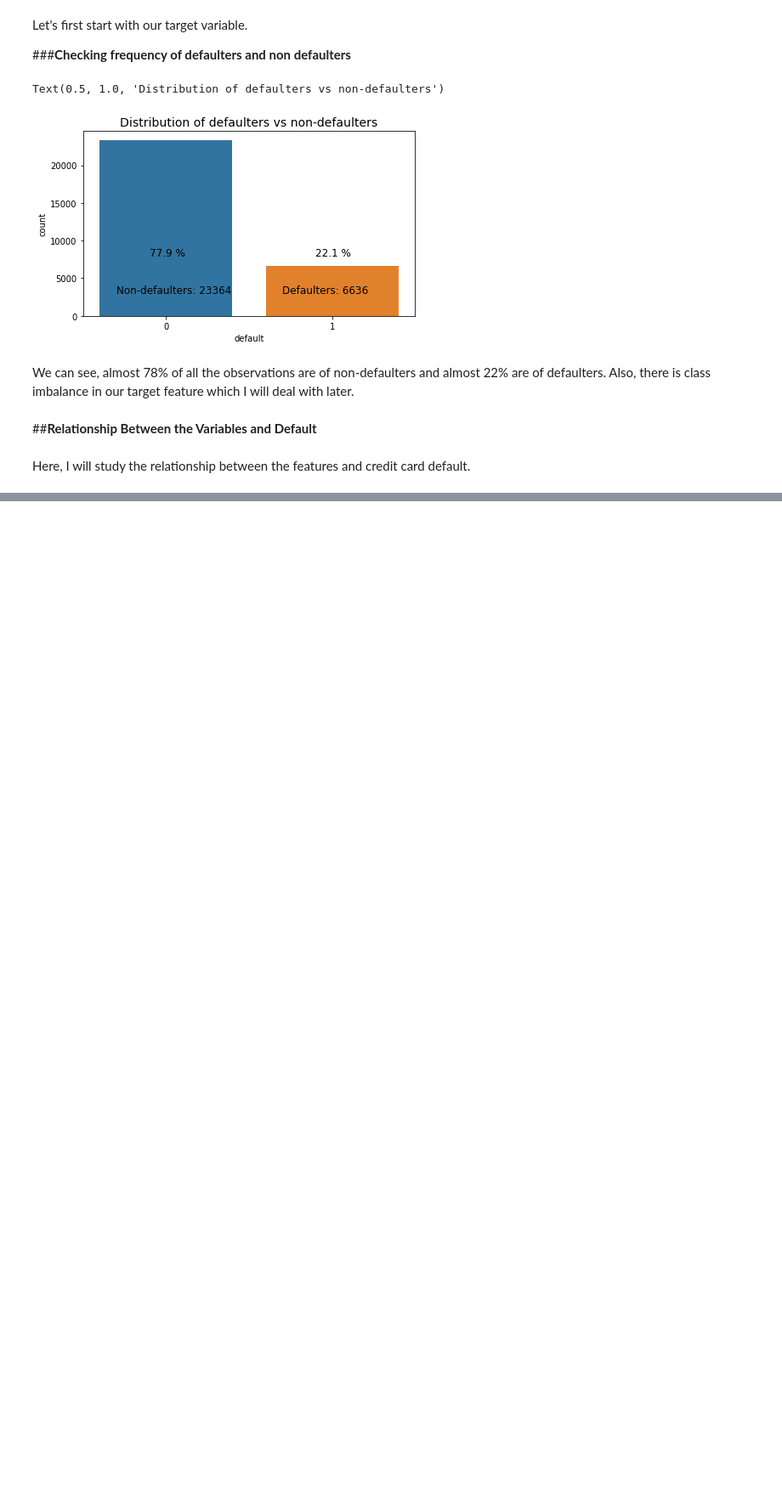
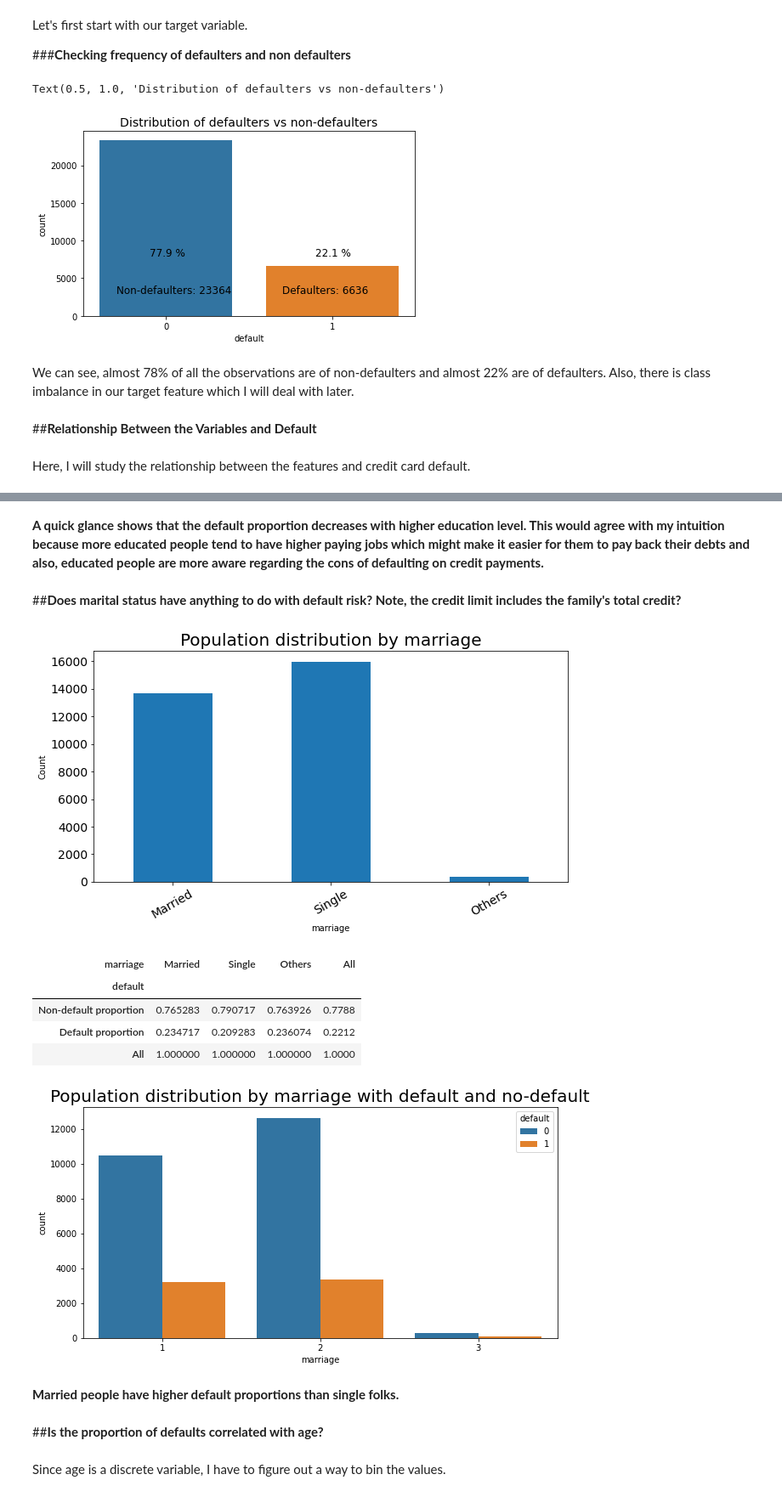
Before and after one commit to iamNirmeshGupta/Credit-Card-Default-Prediction, a Jupyter notebook: Credit_Card_Default_Prediction_Nirmesh_Gupta_Individual_Notebook.ipynb, the cells around one changed output, grey strips where cells are left out. Shown: that part at 85% size. Saved outputs shown, nothing was run; the diff lists cells and outputs as text; code cells hidden in the pictures; blank space fills up the shorter version.

```diff
--- a/Credit_Card_Default_Prediction_Nirmesh_Gupta_Individual_Notebook.ipynb
+++ b/Credit_Card_Default_Prediction_Nirmesh_Gupta_Individual_Notebook.ipynb
@@ -470,0 +499,21 @@ def compare_default_across_features(df, col_name, dict_label={}):
+# %% [markdown]
+**A quick glance shows that the default proportion decreases with higher education level. This would agree with my intuition because more educated people tend to have higher paying jobs which might make it easier for them to pay back their debts and also, educated people are  more aware regarding the cons of defaulting on credit payments.**
+# %% [markdown]
+##**Does marital status have anything to do with default risk? Note, the credit limit includes the family's total credit?**
+# %%
+# Plotting population distribution by "marriage"
+marriage_ = compare_default_across_features(df1, 'marriage', {1:'Married', 2:'Single', 3:'Others'})
+# %% [output]
+[figure, added]
+| marriage | Married | Single | Others | All |
+| default |  |  |  |  |
+| Non-default proportion | 0.765283 | 0.790717 | 0.763926 | 0.7788 |
+| Default proportion | 0.234717 | 0.209283 | 0.236074 | 0.2212 |
+| All | 1.000000 | 1.000000 | 1.000000 | 1.0000 |
+[figure, added]
+# %% [markdown]
+**Married people have higher default proportions than single folks.**
+# %% [markdown]
+##**Is the proportion of defaults correlated with age?**
+# %% [markdown]
+Since age is a discrete variable, I have to figure out a way to bin the values.
```
Also changed, not shown: parts of 8 cells of this notebook.
